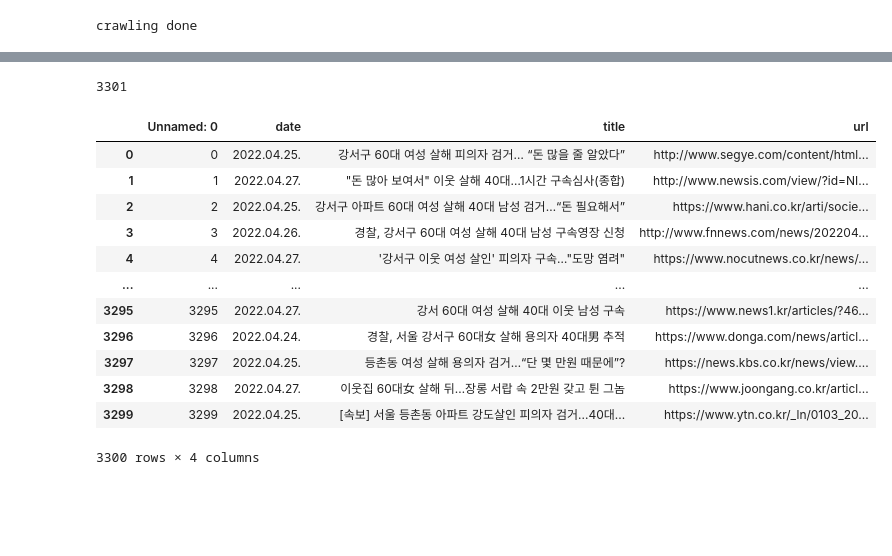
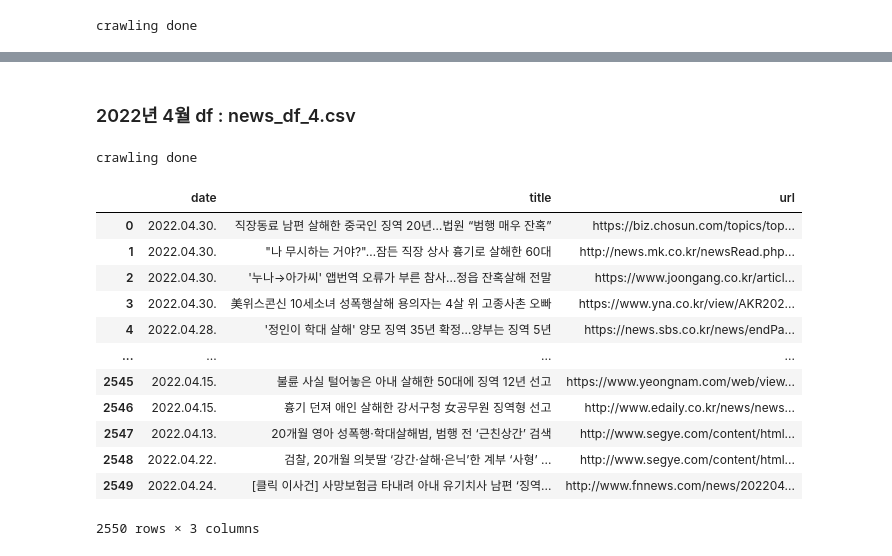
Before and after one commit to henzpp/crawling_project_team1, a Jupyter notebook: 데이터분석_박혜린_3.ipynb, the cells around one changed output, grey strips where cells are left out. Cells and saved outputs as stored; diff of their text form; code cells hidden in the pictures; blank space fills up the shorter version.

```diff
--- a/데이터분석_박혜린_3.ipynb
+++ b/데이터분석_박혜린_3.ipynb
@@ -164,10 +167,9 @@ while True:
 
 
 
-        for i in range(0, 50):
+        for i in range(0, 200):
             response = requests.get(url, headers=headers, params = {'start' : 1+10*i})
             soup = BeautifulSoup(response.text, 'lxml')
-
 
             news_title = [title['title'] for title in soup.find_all('a', attrs={'class':'news_tit'})]
             news_url = [url['href'] for url in soup.find_all('a',attrs={'class':'news_tit'})]
@@ -286,8 +290,7 @@ while True:
         headers = {'User-Agent' : 'Mozilla/5.0 (Windows NT 10.0; Win64; x64) AppleWebKit/537.36 (KHTML, like Gecko) Chrome/103.0.0.0 Safari/537.36'}
 
 
-
-        for i in range(0, 50):
+        for i in range(0, 100):
             response = requests.get(url, headers=headers, params = {'start' : 1+10*i})
             soup = BeautifulSoup(response.text, 'lxml')
 
@@ -377,5 +376,7 @@ news_df_3_1
+# %% [markdown]
+### 2022년 4월 df : news_df_4.csv
 # %%
-# 네이버 뉴스 여성 살해 검거 검색 >> 2022/4월
+# 네이버 뉴스 살해 징역 검색 >> 2022/3월
 
 # 라이브러리
 import requests
@@ -400,55 +401,54 @@ options.add_experimental_option("excludeSwitches", ["enable-automation"])
 options.add_experimental_option("useAutomationExtension", False)
 
 
-
-start=1
 news_df = pd.DataFrame()
 
 while True:
     try:
-        url = 'https://search.naver.com/search.naver?where=news&sm=tab_pge&query=%EC%97%AC%EC%84%B1%20%EC%82%B4%ED%95%B4%20%EA%B2%80%EA%B1%B0&sort=0&photo=0&field=0&pd=3&ds=2022.04.01&de=2022.04.30&cluster_rank=44&mynews=0&office_type=0&office_section_code=0&news_office_checked=&nso=so:r,p:from20220401to20220430,a:all&start=1'.format(start)
+
+        url = 'https://search.naver.com/search.naver?where=news&sm=tab_pge&query=%EC%82%B4%ED%95%B4%20%EC%A7%95%EC%97%AD&sort=0&photo=0&field=0&pd=3&ds=2022.04.01&de=2022.04.30&cluster_rank=36&mynews=0&office_type=0&office_section_code=0&news_office_checked=&nso=so:r,p:from20220401to20220430,a:all&'
         headers = {'User-Agent' : 'Mozilla/5.0 (Windows NT 10.0; Win64; x64) AppleWebKit/537.36 (KHTML, like Gecko) Chrome/103.0.0.0 Safari/537.36'}
 
 
-        response = requests.get(url, headers=headers)
-        soup = BeautifulSoup(response.text, 'lxml')
+        for i in range(0, 100):
+            response = requests.get(url, headers=headers, params = {'start' : 1+10*i})
+            soup = BeautifulSoup(response.text, 'lxml')
 
-        news_title = [title['title'] for title in soup.find_all('a', attrs={'class':'news_tit'})]
-        news_url = [url['href'] for url in soup.find_all('a',attrs={'class':'news_tit'})]
-        dates = [date.get_text() for date in soup.find_all('span', attrs={'class':'info'})]
 
-        news_date = []
-        for date in dates:
-            if re.search(r'\d+.\d+.\d+',date) !=None:
-                news_date.append(date)
+            news_title = [title['title'] for title in soup.find_all('a', attrs={'class':'news_tit'})]
+            news_url = [url['href'] for url in soup.find_all('a',attrs={'class':'news_tit'})]
+            dates = [date.get_text() for date in soup.find_all('span', attrs={'class':'info'})]
 
-        new_df = set(news_title)
+            news_date = []
+            for date in dates:
+                if re.search(r'\d+.\d+.\d+',date) !=None:
+                    news_date.append(date)
 
-        df = pd.DataFrame({'date':news_date,'title':news_title, 'url':news_url})
-        news_df  = pd.concat([news_df, df], ignore_index=True)
-        start += 10
+            new_df = set(news_title)
+
+            df = pd.DataFrame({'date':news_date,'title':news_title, 'url':news_url})
+            news_df  = pd.concat([news_df, df], ignore_index=True)
+            #start += 10
 
     except:
-        print(start)
+        print('crawling done')
         break
 # %% [output]
-3301
+crawling done
 # %%
 news_df_4 = news_df.copy()
-news_df_4.to_csv('news_df_4.csv')
-news_df_4 = pd.read_csv('news_df_4.csv')
 news_df_4
 # %% [output]
-|  | Unnamed: 0 | date | title | url |
-| 0 | 0 | 2022.04.25. | 강서구 60대 여성 살해 피의자 검거… “돈 많을 줄 알았다” | http://www.segye.com/content/html... |
-| 1 | 1 | 2022.04.27. | "돈 많아 보여서" 이웃 살해 40대…1시간 구속심사(종합) | http://www.newsis.com/view/?id=NI... |
-| 2 | 2 | 2022.04.25. | 강서구 아파트 60대 여성 살해 40대 남성 검거…“돈 필요해서” | https://www.hani.co.kr/arti/socie... |
-| 3 | 3 | 2022.04.26. | 경찰, 강서구 60대 여성 살해 40대 남성 구속영장 신청 | http://www.fnnews.com/news/202204... |
-| 4 | 4 | 2022.04.27. | '강서구 이웃 여성 살인' 피의자 구속…"도망 염려" | https://www.nocutnews.co.kr/news/... |
-| ... | ... | ... | ... | ... |
-| 3295 | 3295 | 2022.04.27. | 강서 60대 여성 살해 40대 이웃 남성 구속 | https://www.news1.kr/articles/?46... |
-| 3296 | 3296 | 2022.04.24. | 경찰, 서울 강서구 60대女 살해 용의자 40대男 추적 | https://www.donga.com/news/articl... |
-| 3297 | 3297 | 2022.04.25. | 등촌동 여성 살해 용의자 검거…“단 몇 만원 때문에”? | https://news.kbs.co.kr/news/view.... |
-| 3298 | 3298 | 2022.04.27. | 이웃집 60대女 살해 뒤…장롱 서랍 속 2만원 갖고 튄 그놈 | https://www.joongang.co.kr/articl... |
-| 3299 | 3299 | 2022.04.25. | [속보] 서울 등촌동 아파트 강도살인 피의자 검거...40대... | https://www.ytn.co.kr/_ln/0103_20... |
+|  | date | title | url |
+| 0 | 2022.04.30. | 직장동료 남편 살해한 중국인 징역 20년…법원 “범행 매우 잔혹” | https://biz.chosun.com/topics/top... |
+| 1 | 2022.04.30. | "나 무시하는 거야?"…잠든 직장 상사 흉기로 살해한 60대 | http://news.mk.co.kr/newsRead.php... |
+| 2 | 2022.04.30. | '누나→아가씨' 앱번역 오류가 부른 참사…정읍 잔혹살해 전말 | https://www.joongang.co.kr/articl... |
+| 3 | 2022.04.30. | 美위스콘신 10세소녀 성폭행살해 용의자는 4살 위 고종사촌 오빠 | https://www.yna.co.kr/view/AKR202... |
+| 4 | 2022.04.28. | '정인이 학대 살해' 양모 징역 35년 확정…양부는 징역 5년 | https://news.sbs.co.kr/news/endPa... |
+| ... | ... | ... | ... |
+| 2545 | 2022.04.15. | 불륜 사실 털어놓은 아내 살해한 50대에 징역 12년 선고 | https://www.yeongnam.com/web/view... |
+| 2546 | 2022.04.15. | 흉기 던져 애인 살해한 강서구청 女공무원 징역형 선고 | http://www.edaily.co.kr/news/news... |
+| 2547 | 2022.04.13. | 20개월 영아 성폭행·학대살해범, 범행 전 ‘근친상간’ 검색 | http://www.segye.com/content/html... |
+| 2548 | 2022.04.22. | 검찰, 20개월 의붓딸 ‘강간·살해·은닉’한 계부 ‘사형’ ... | http://www.segye.com/content/html... |
+| 2549 | 2022.04.24. | [클릭 이사건] 사망보험금 타내려 아내 유기치사 남편 ‘징역... | http://www.fnnews.com/news/202204... |
-3300 rows × 4 columns
+2550 rows × 3 columns
```
Also changed, not shown: parts of 66 cells of this notebook, 11 other files.
